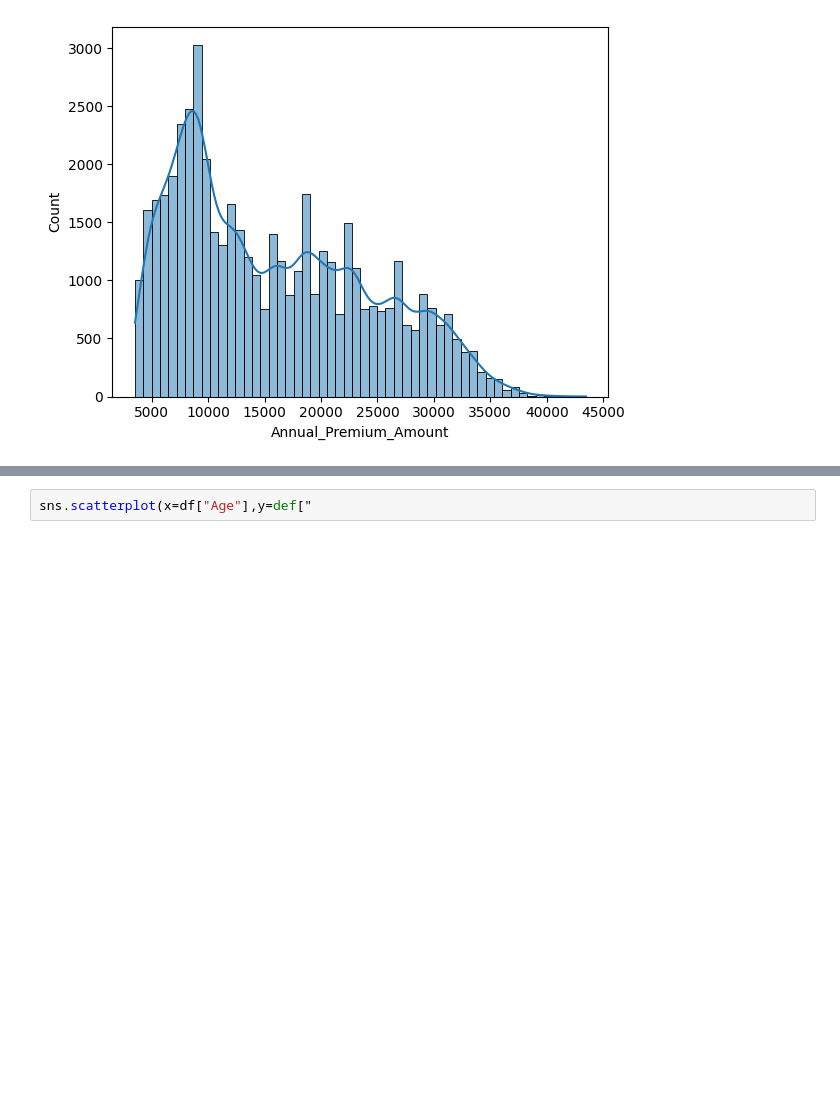
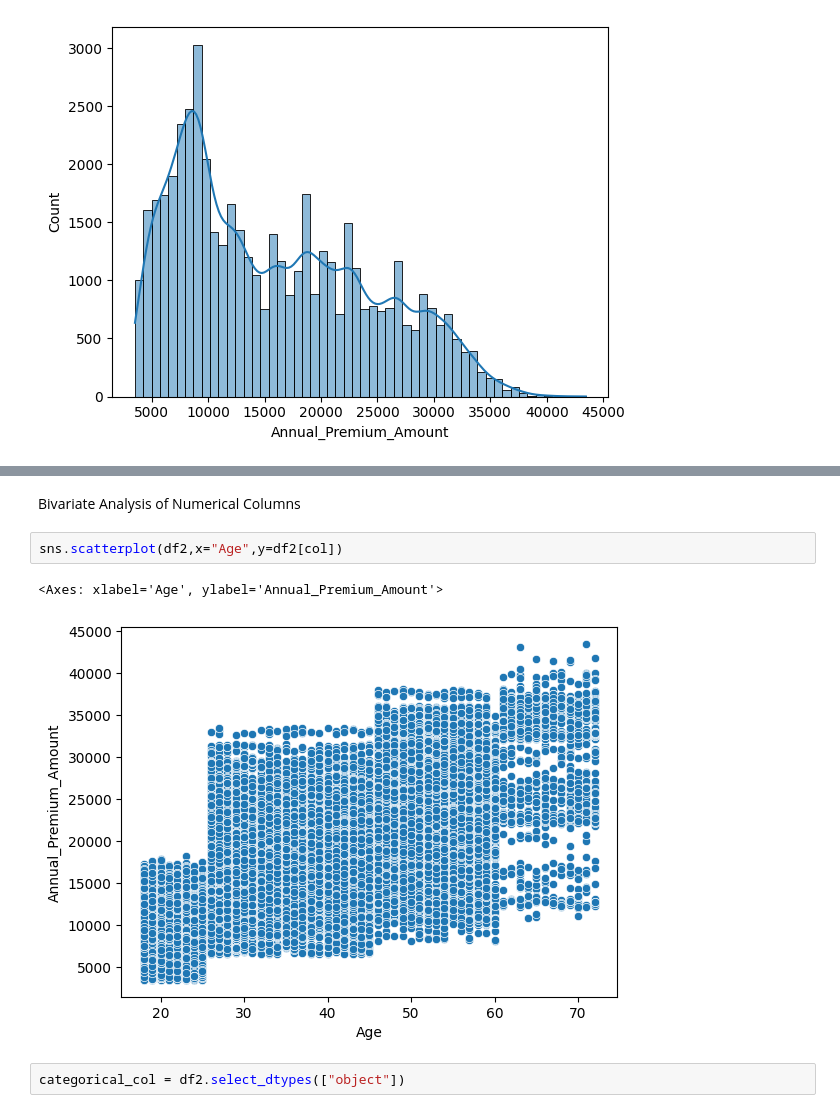
Before and after one commit to Ferozshah-DS/premium_prediction-regression-project, a Jupyter notebook: premium_prediction.ipynb, the cells around one changed output, grey strips where cells are left out. Drawn from its saved outputs; the diff is of its cells as text; blank space fills up the shorter version.

Commit message:
Updated EDA with categorical plots

```diff
--- a/premium_prediction.ipynb
+++ b/premium_prediction.ipynb
@@ -206,2 +191,9 @@ df2.columns
+# %% [markdown]
+Bivariate Analysis of Numerical Columns
 # %%
-sns.scatterplot(x=df["Age"],y=def["
+sns.scatterplot(df2,x="Age",y=df2[col])
+# %% [output]
+<Axes: xlabel='Age', ylabel='Annual_Premium_Amount'>
+[figure, added]
+# %%
+categorical_col = df2.select_dtypes(["object"])
```
Also changed, not shown: parts of 11 cells of this notebook.
